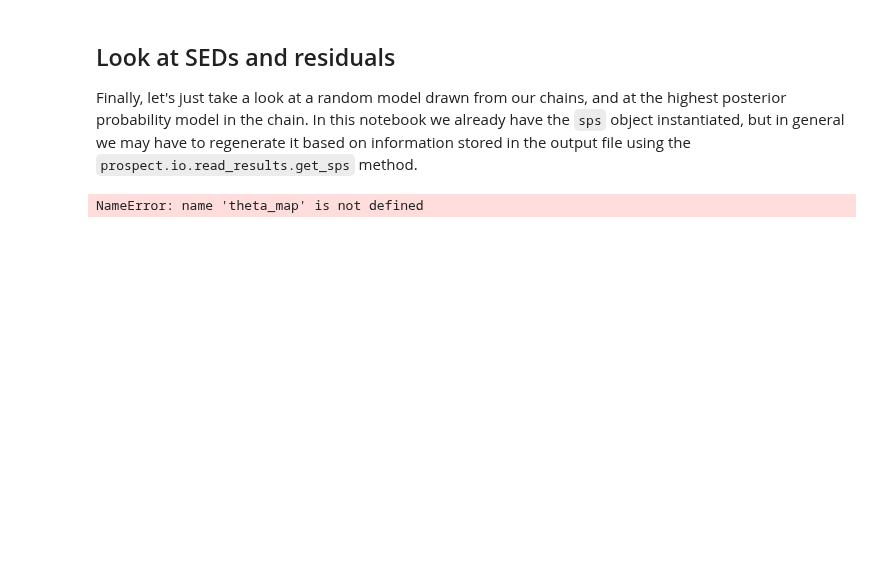
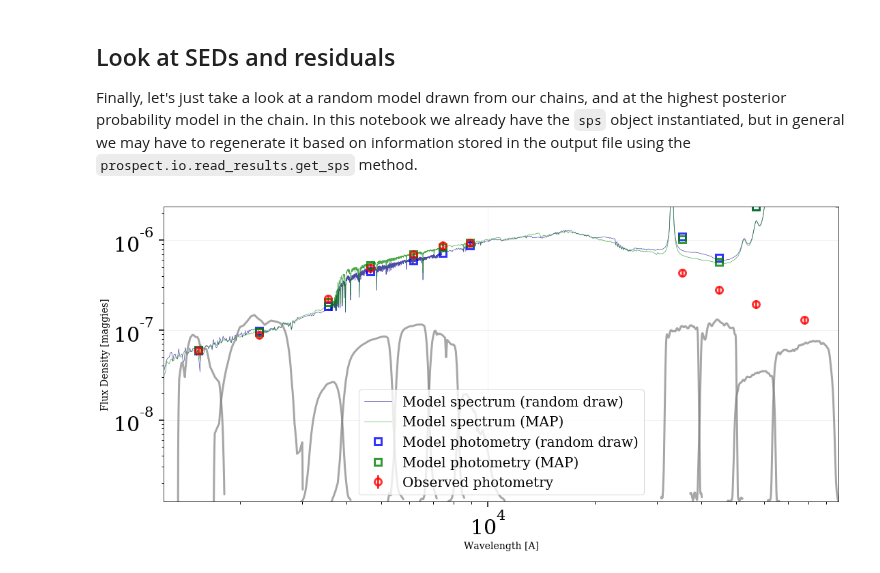
Before and after one commit to bd-j/prospector, a Jupyter notebook: demo/DeconstructedDemo.ipynb, the cells around one changed output. Drawn from its saved outputs; the diff is of its cells as text; code cells hidden in the pictures; blank space fills up the shorter version.

```diff
--- a/demo/DeconstructedDemo.ipynb
+++ b/demo/DeconstructedDemo.ipynb
@@ -837,7 +838,7 @@ theta = res['chain'][randint(nwalkers), randint(niter)]
 # generate models
 # sps = get_sps(res)  # this works if using parameter files
 mspec, mphot, mextra = model.mean_model(theta, obs, sps=sps)
-mspec_map, mphot_map, _ = model.mean_model(theta_map, obs, sps=sps)
+mspec_map, mphot_map, _ = model.mean_model(theta_max, obs, sps=sps)
 
 # Make plot of data and model
 figure(figsize=(16,8))
@@ -848,31 +849,31 @@ loglog(wspec, mspec_map, label='Model spectrum (MAP)',
        lw=0.7, color='green', alpha=0.7)
 errorbar(wphot, mphot, label='Model photometry (random draw)',
          marker='s', markersize=10, alpha=0.8, ls='', lw=3,
          markerfacecolor='none', markeredgecolor='blue',
          markeredgewidth=3)
 errorbar(wphot, mphot_map, label='Model photometry (MAP)',
          marker='s', markersize=10, alpha=0.8, ls='', lw=3,
          markerfacecolor='none', markeredgecolor='green',
          markeredgewidth=3)
 errorbar(wphot, obs['maggies'], yerr=obs['maggies_unc'],
          label='Observed photometry', ecolor='red',
          marker='o', markersize=10, ls='', lw=3, alpha=0.8,
          markerfacecolor='none', markeredgecolor='red',
          markeredgewidth=3)
 
 # plot transmission curves
 for f in obs['filters']:
     w, t = f.wavelength.copy(), f.transmission.copy()
     while t.max() > 1:
         t /= 10.
     t = 0.1*(ymax-ymin)*t + ymin
     loglog(w, t, lw=3, color='gray', alpha=0.7)
 
 xlabel('Wavelength [A]')
 ylabel('Flux Density [maggies]')
 xlim([xmin, xmax])
 ylim([ymin, ymax])
 legend(loc='best', fontsize=20)
 tight_layout()
 # %% [output]
-NameError: name 'theta_map' is not defined
+[figure, added]
```
Also changed, not shown: parts of 9 cells of this notebook, 4 other files.
